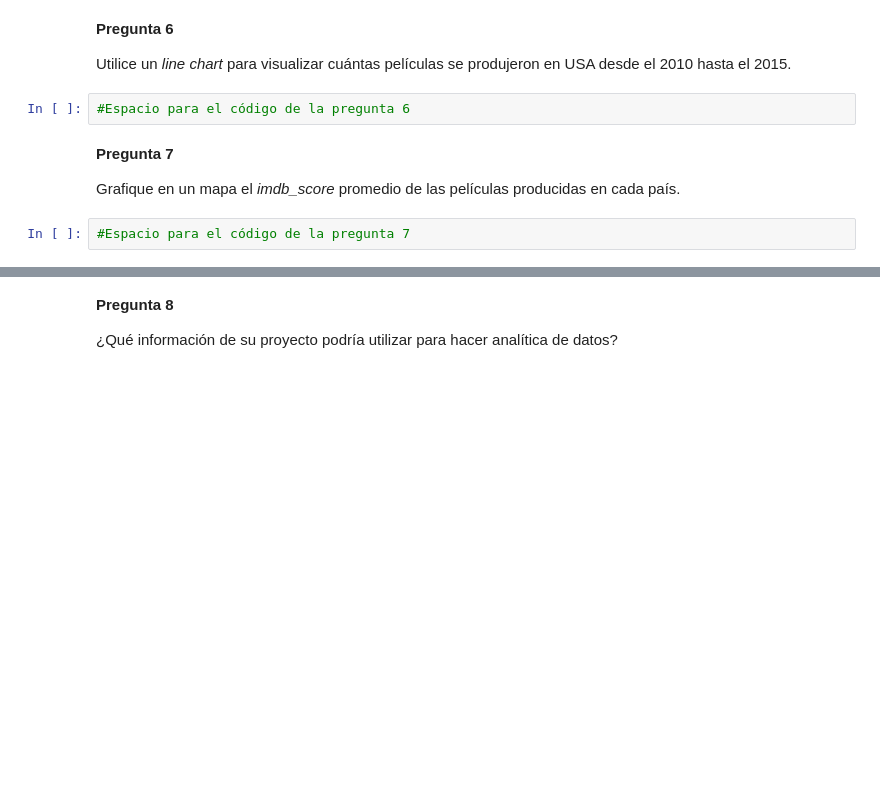
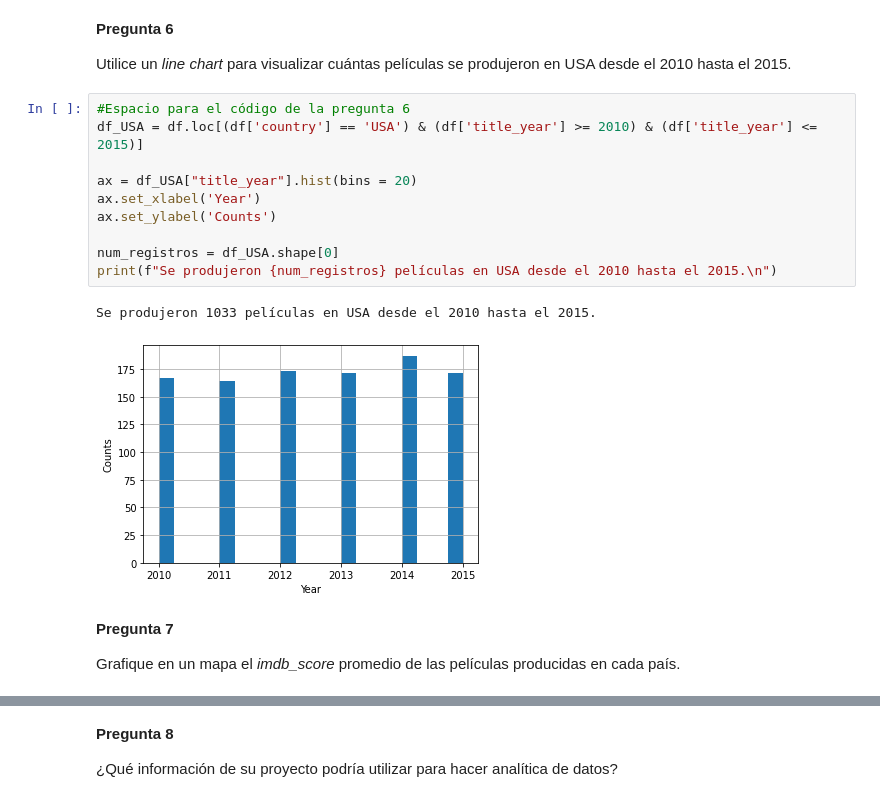
Before and after one commit to andrescaro16/Analitica, a Jupyter notebook: 123456789.ipynb, the cells around one changed output, grey strips where cells are left out. Saved outputs shown, nothing was run; the diff lists cells and outputs as text; blank space fills up the shorter version.

```diff
--- a/123456789.ipynb
+++ b/123456789.ipynb
@@ -230,11 +213,20 @@ Name: imdb_score, dtype: float64
 **Pregunta 6**
 
 Utilice un _line chart_ para visualizar cuántas películas se produjeron en USA desde el 2010 hasta el 2015.
-# %%
-#Espacio para el código de la pregunta 6
+# %%
+#Espacio para el código de la pregunta 6
+df_USA = df.loc[(df['country'] == 'USA') & (df['title_year'] >= 2010) & (df['title_year'] <= 2015)]
+
+ax = df_USA["title_year"].hist(bins = 20)
+ax.set_xlabel('Year')
+ax.set_ylabel('Counts')
+
+num_registros = df_USA.shape[0]
+print(f"Se produjeron {num_registros} películas en USA desde el 2010 hasta el 2015.\n")
+# %% [output]
+Se produjeron 1033 películas en USA desde el 2010 hasta el 2015.
+[figure, added]
 # %% [markdown]
 **Pregunta 7**
 
 Grafique en un mapa el _imdb_score_ promedio de las películas producidas en cada país.
-# %%
-#Espacio para el código de la pregunta 7
```
Also changed, not shown: parts of 7 cells of this notebook.
